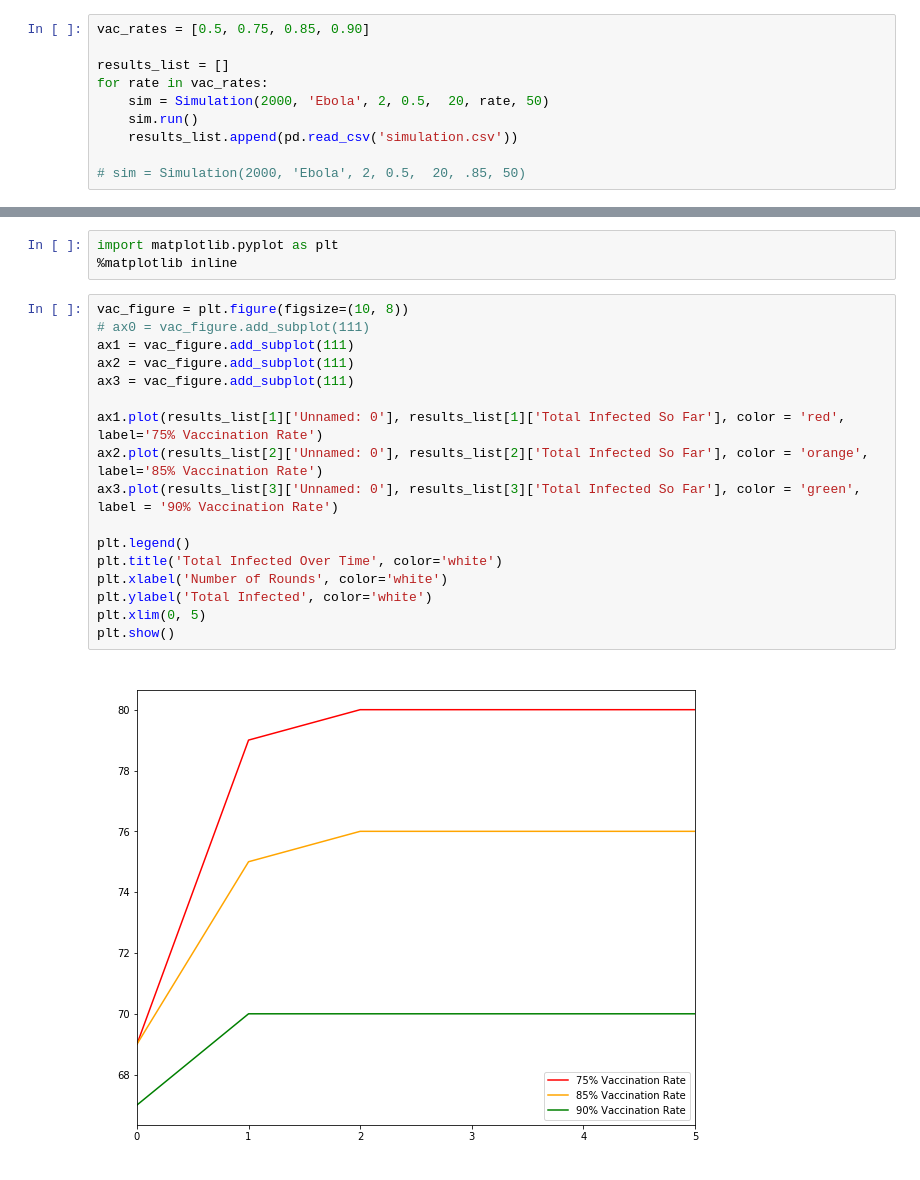
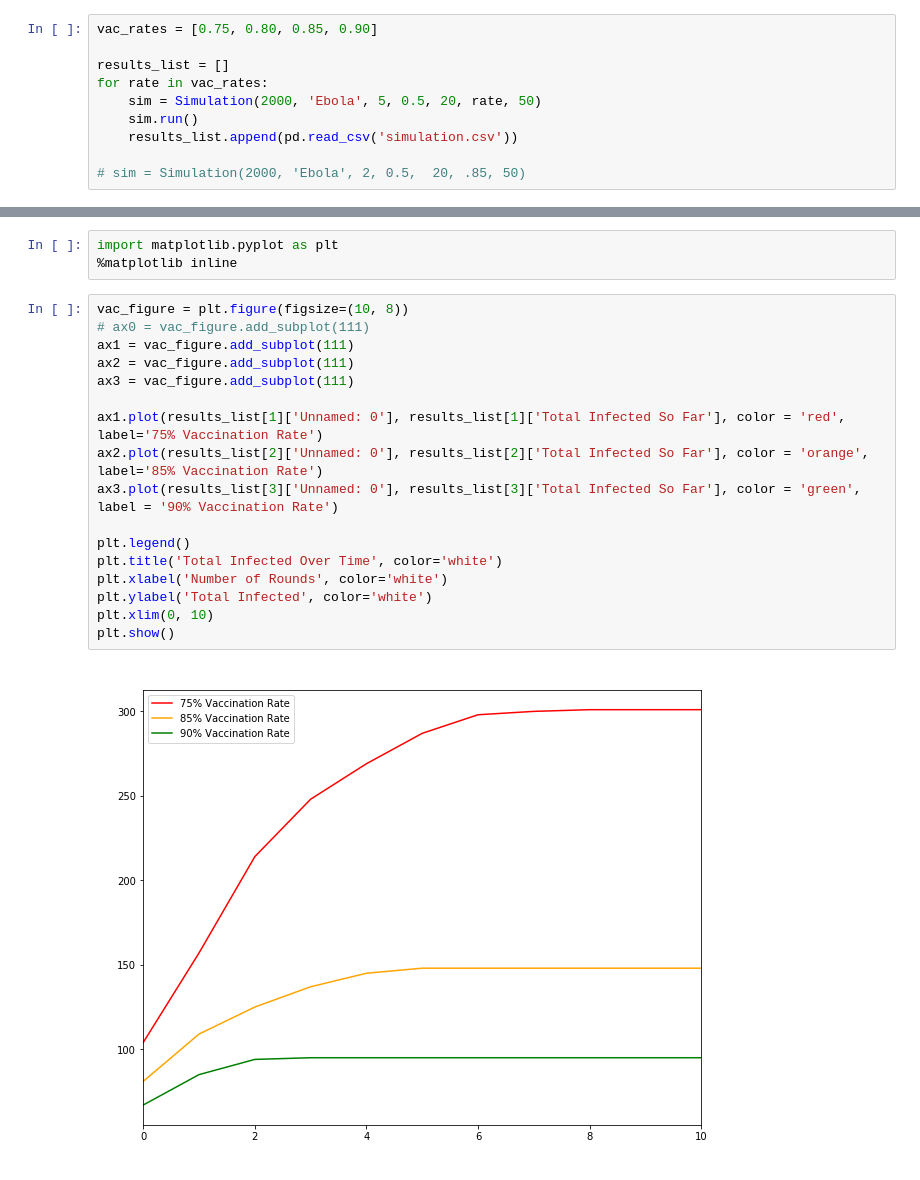
Before and after one commit to rwilley83/dsc-1-07-14-building-an-object-oriented-simulation-lab-online-ds-sp-000, a Jupyter notebook: index.ipynb, the cells around one changed output, grey strips where cells are left out. Cells and saved outputs as stored; diff of their text form.

Commit message:
Updated simulations

```diff
--- a/index.ipynb
+++ b/index.ipynb
@@ -503,11 +503,11 @@ In this lab, we demonstated mastery of:
 * Understanding the OO lifecycle , and the relationship between attributes and methods
 * Creating Object-Oriented data models that describe the real world with classes
 # %%
-vac_rates = [0.5, 0.75, 0.85, 0.90]
+vac_rates = [0.75, 0.80, 0.85, 0.90]
 
 results_list = []
 for rate in vac_rates:
-    sim = Simulation(2000, 'Ebola', 2, 0.5,  20, rate, 50)
+    sim = Simulation(2000, 'Ebola', 5, 0.5, 20, rate, 50)
     sim.run()
     results_list.append(pd.read_csv('simulation.csv'))
 
@@ -683,19 +683,19 @@ import matplotlib.pyplot as plt
 # %%
 vac_figure = plt.figure(figsize=(10, 8))
 # ax0 = vac_figure.add_subplot(111)
 ax1 = vac_figure.add_subplot(111)
 ax2 = vac_figure.add_subplot(111)
 ax3 = vac_figure.add_subplot(111)
 
 ax1.plot(results_list[1]['Unnamed: 0'], results_list[1]['Total Infected So Far'], color = 'red', label='75% Vaccination Rate')
 ax2.plot(results_list[2]['Unnamed: 0'], results_list[2]['Total Infected So Far'], color = 'orange', label='85% Vaccination Rate')
 ax3.plot(results_list[3]['Unnamed: 0'], results_list[3]['Total Infected So Far'], color = 'green', label = '90% Vaccination Rate')
 
 plt.legend()
 plt.title('Total Infected Over Time', color='white')
 plt.xlabel('Number of Rounds', color='white')
 plt.ylabel('Total Infected', color='white')
-plt.xlim(0, 5)
+plt.xlim(0, 10)
 plt.show()
 # %% [output]
-[figure, old version]
+[figure, new version]
```
Also changed, not shown: parts of 4 cells of this notebook, 2 other files.
